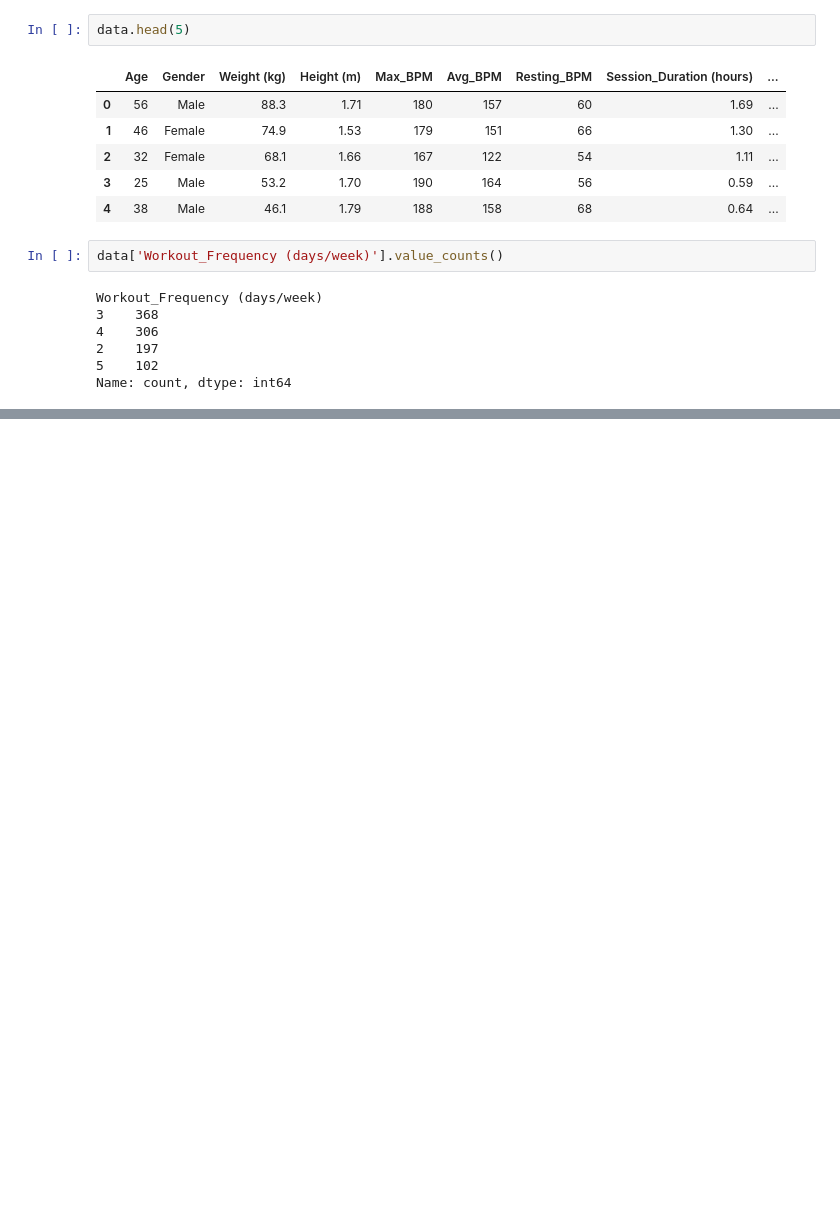
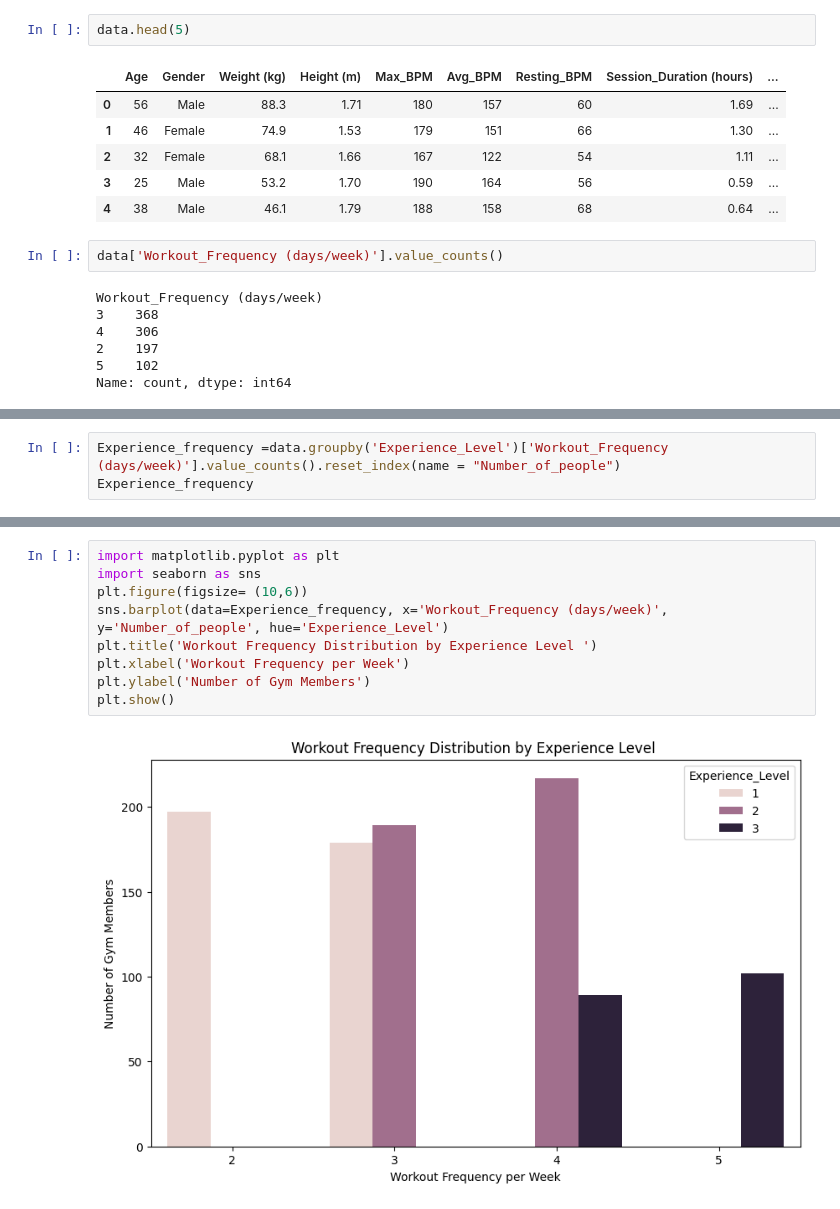
Before and after one commit to angelll19/MY-DAC-Curriculum, a Jupyter notebook: DAC-006_Machine_Learning/project.ipynb, the cells around one changed output, grey strips where cells are left out. Cells and saved outputs as stored; diff of their text form; blank space fills up the shorter version.

```diff
--- a/DAC-006_Machine_Learning/project.ipynb
+++ b/DAC-006_Machine_Learning/project.ipynb
@@ -97,0 +113,3 @@ Name: count, dtype: int64
+# %%
+Experience_frequency =data.groupby('Experience_Level')['Workout_Frequency (days/week)'].value_counts().reset_index(name = "Number_of_people")
+Experience_frequency
@@ -97,0 +124,11 @@ Name: count, dtype: int64
+# %%
+import matplotlib.pyplot as plt
+import seaborn as sns
+plt.figure(figsize= (10,6))
+sns.barplot(data=Experience_frequency, x='Workout_Frequency (days/week)', y='Number_of_people', hue='Experience_Level')
+plt.title('Workout Frequency Distribution by Experience Level ')
+plt.xlabel('Workout Frequency per Week')
+plt.ylabel('Number of Gym Members')
+plt.show()
+# %% [output]
+[figure, added]
```
Also changed, not shown: parts of 30 cells of this notebook.
